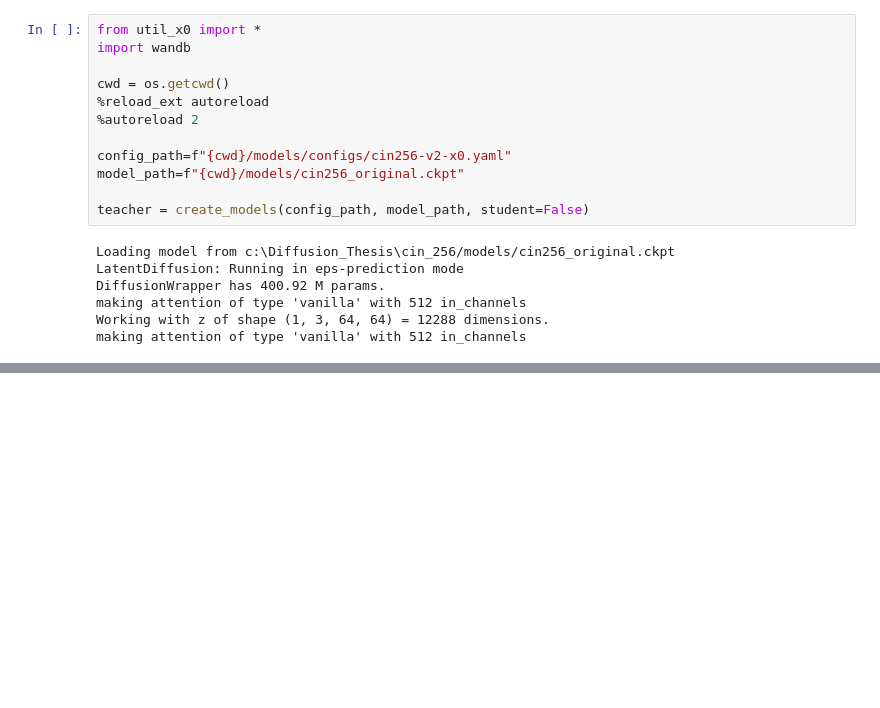
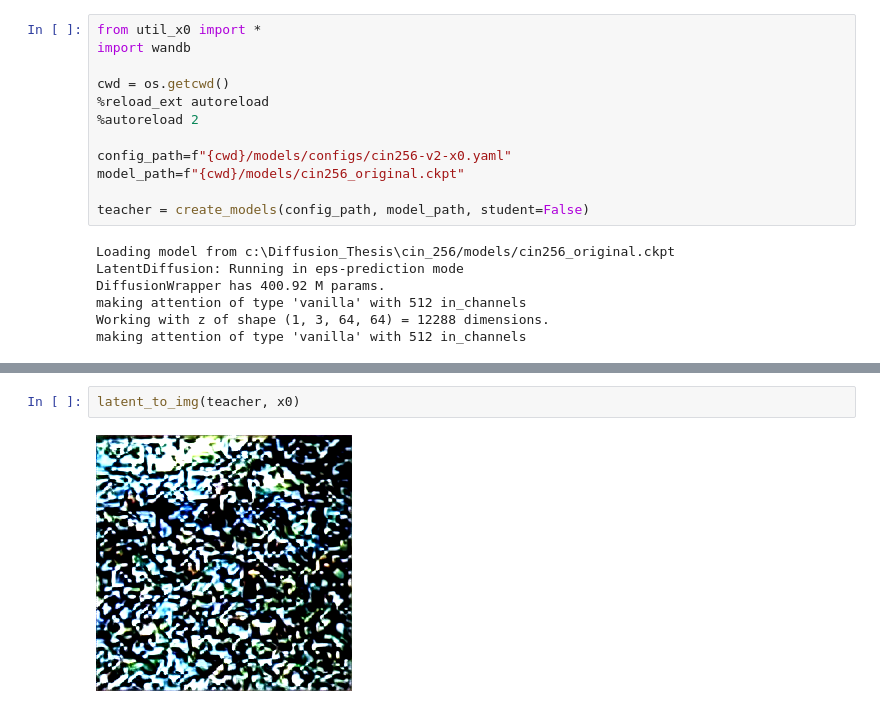
Before and after one commit to Pmobilee/DSD, a Jupyter notebook: cin_256/CIN256_Distillation.ipynb, the cells around one changed output, grey strips where cells are left out. Saved outputs shown, nothing was run; the diff lists cells and outputs as text; blank space fills up the shorter version.

```diff
--- a/cin_256/CIN256_Distillation.ipynb
+++ b/cin_256/CIN256_Distillation.ipynb
@@ -31,0 +114,4 @@ AttributeError: 'tuple' object has no attribute 'num_timesteps'
+# %%
+latent_to_img(teacher, x0)
+# %% [output]
+[figure, added]
```
Also changed, not shown: parts of 12 cells of this notebook, 2 other files.
